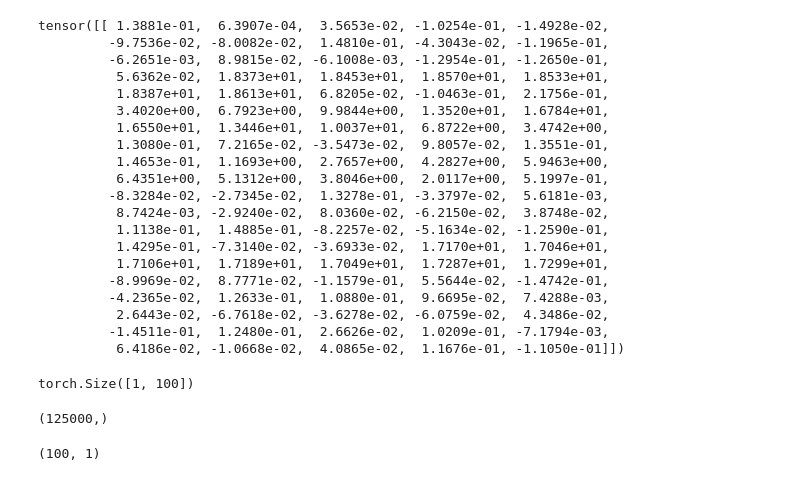
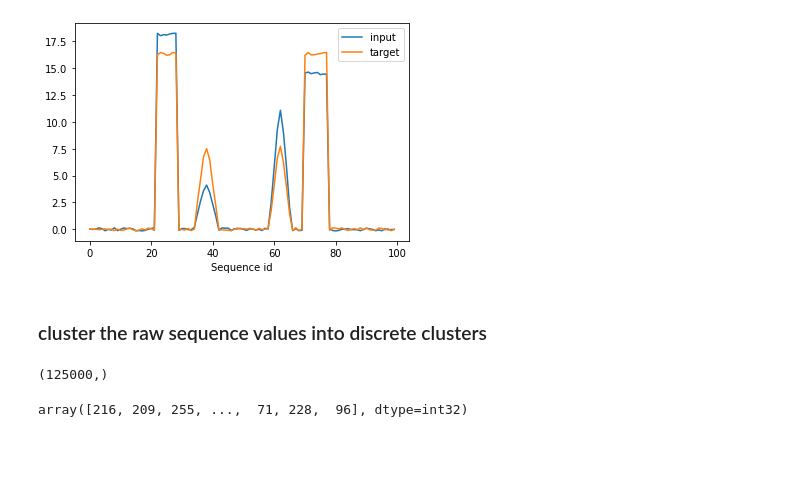
Before and after one commit to myazdani/hacking-minGPT, a Jupyter notebook: play_seq.ipynb, the cells around one changed output. Drawn from its saved outputs; the diff is of its cells as text; code cells hidden in the pictures; blank space fills up the shorter version.

```diff
--- a/play_seq.ipynb
+++ b/play_seq.ipynb
@@ -58,33 +53,15 @@ from torch.nn import functional as F
 # %%
 train_input, train_targets, train_tr, train_bx = data_gen.generate_sequences(25000)
 test_input, test_targets, test_tr, test_bx = data_gen.generate_sequences(1000)
-# %%
-train_input[0]
-# %% [output]
-tensor([[ 1.3881e-01,  6.3907e-04,  3.5653e-02, -1.0254e-01, -1.4928e-02,
-         -9.7536e-02, -8.0082e-02,  1.4810e-01, -4.3043e-02, -1.1965e-01,
-         -6.2651e-03,  8.9815e-02, -6.1008e-03, -1.2954e-01, -1.2650e-01,
-          5.6362e-02,  1.8373e+01,  1.8453e+01,  1.8570e+01,  1.8533e+01,
-          1.8387e+01,  1.8613e+01,  6.8205e-02, -1.0463e-01,  2.1756e-01,
-          3.4020e+00,  6.7923e+00,  9.9844e+00,  1.3520e+01,  1.6784e+01,
-          1.6550e+01,  1.3446e+01,  1.0037e+01,  6.8722e+00,  3.4742e+00,
-          1.3080e-01,  7.2165e-02, -3.5473e-02,  9.8057e-02,  1.3551e-01,
-          1.4653e-01,  1.1693e+00,  2.7657e+00,  4.2827e+00,  5.9463e+00,
-          6.4351e+00,  5.1312e+00,  3.8046e+00,  2.0117e+00,  5.1997e-01,
-         -8.3284e-02, -2.7345e-02,  1.3278e-01, -3.3797e-02,  5.6181e-03,
-          8.7424e-03, -2.9240e-02,  8.0360e-02, -6.2150e-02,  3.8748e-02,
-          1.1138e-01,  1.4885e-01, -8.2257e-02, -5.1634e-02, -1.2590e-01,
-          1.4295e-01, -7.3140e-02, -3.6933e-02,  1.7170e+01,  1.7046e+01,
-          1.7106e+01,  1.7189e+01,  1.7049e+01,  1.7287e+01,  1.7299e+01,
-         -8.9969e-02,  8.7771e-02, -1.1579e-01,  5.5644e-02, -1.4742e-01,
-         -4.2365e-02,  1.2633e-01,  1.0880e-01,  9.6695e-02,  7.4288e-03,
-          2.6443e-02, -6.7618e-02, -3.6278e-02, -6.0759e-02,  4.3486e-02,
-         -1.4511e-01,  1.2480e-01,  2.6626e-02,  1.0209e-01, -7.1794e-03,
-          6.4186e-02, -1.0668e-02,  4.0865e-02,  1.1676e-01, -1.1050e-01]])
-# %%
-train_input[0].size()
-# %% [output]
-torch.Size([1, 100])
+# %%
+plt.plot(train_input[1,0,:], label = "input")
+plt.plot(train_targets[1,0,:], label = "target")
+plt.xlabel("Sequence id")
+plt.legend();
+# %% [output]
+[figure, added]
+# %% [markdown]
+### cluster the raw sequence values into discrete clusters
 # %%
 # get random 5 vals per seq and stack them all up
 pluck_vals = lambda x: x[0,torch.randperm(100)[:5]]
@@ -95,11 +72,8 @@ print(random_vals.shape)
 # %%
 from sklearn.cluster import KMeans
 import numpy as np
-
-kmeans = KMeans(n_clusters=100, random_state=0).fit(random_vals[:,np.newaxis])
+num_clusters = 256
+kmeans = KMeans(n_clusters=num_clusters, random_state=0).fit(random_vals[:,np.newaxis])
 kmeans.labels_
-
-
-kmeans.cluster_centers_.shape
 # %% [output]
-(100, 1)
+array([216, 209, 255, ...,  71, 228,  96], dtype=int32)
```
Also changed, not shown: parts of 16 cells of this notebook.
